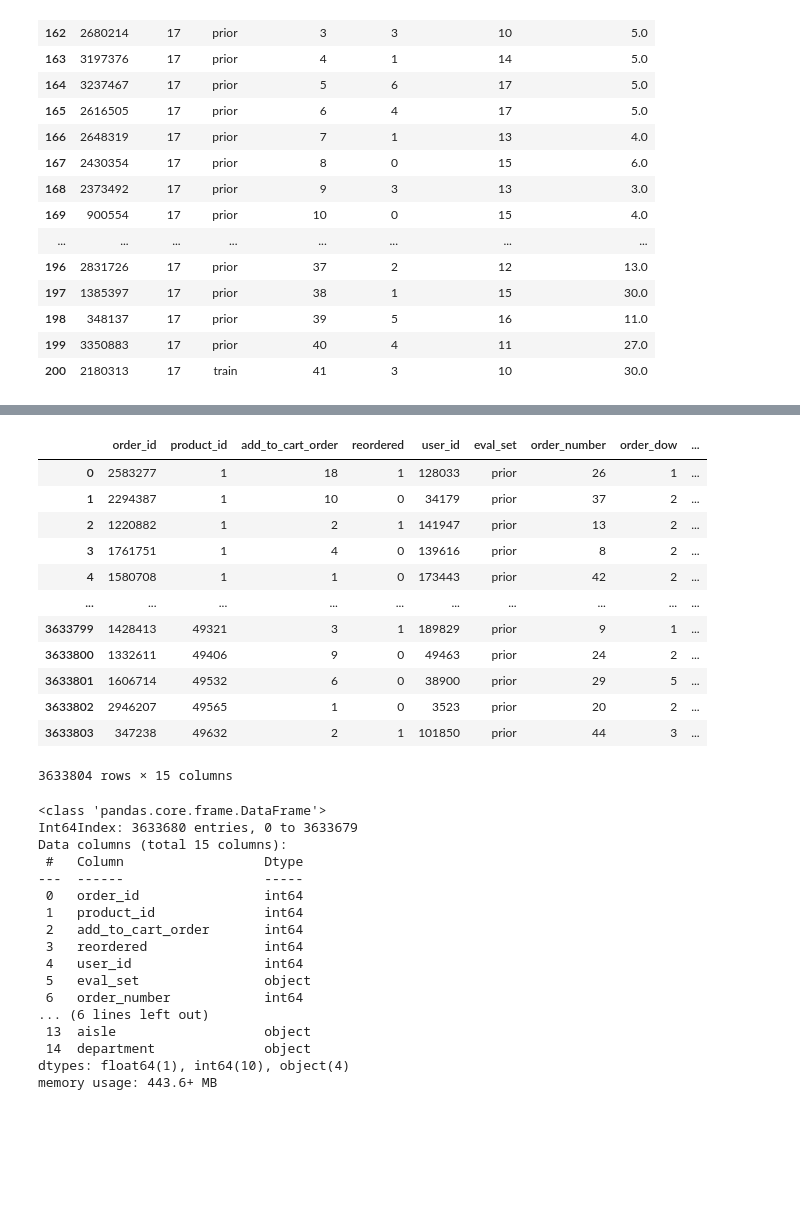
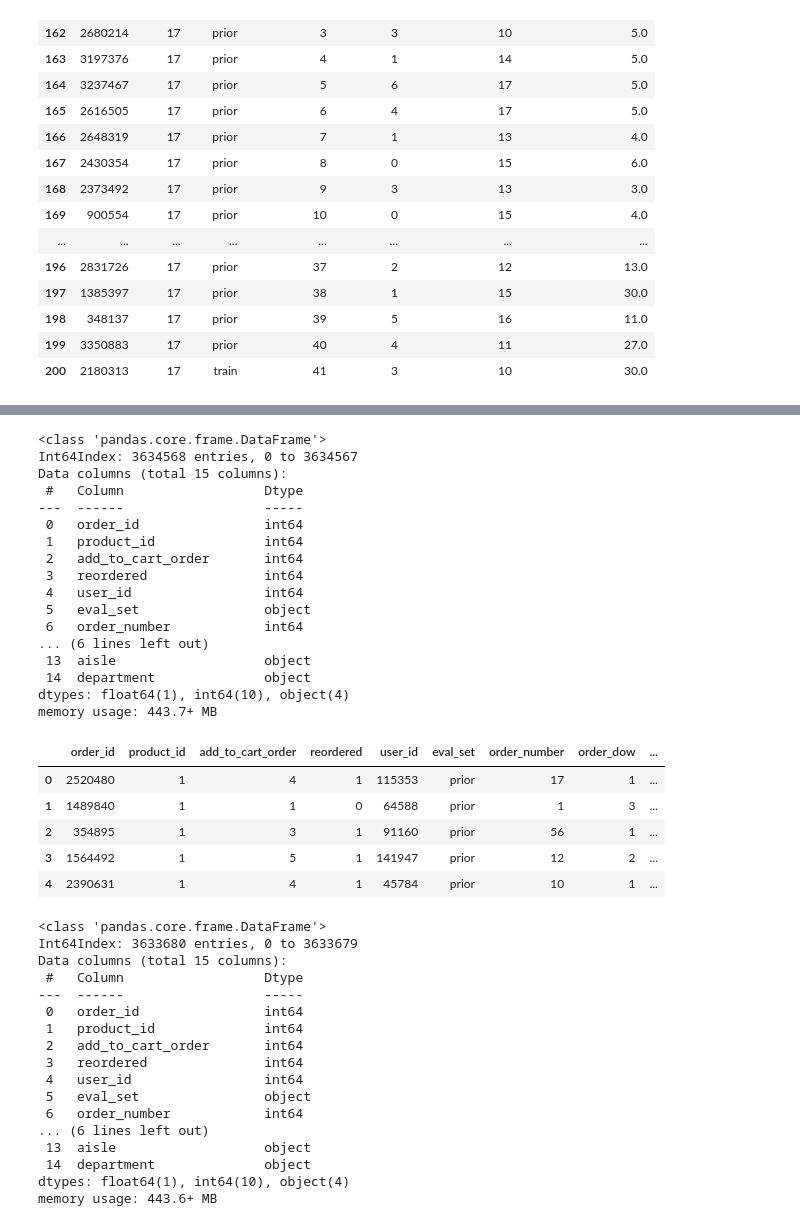
Before and after one commit to WasVelinn/1stPerSonalProjecT, a Jupyter notebook: 개인프로젝트 소스, 시각화.ipynb, the cells around one changed output, grey strips where cells are left out. Saved outputs shown, nothing was run; the diff lists cells and outputs as text; code cells hidden in the pictures; blank space fills up the shorter version.

```diff
--- a/개인프로젝트 소스, 시각화.ipynb
+++ b/개인프로젝트 소스, 시각화.ipynb
@@ -139,19 +167,32 @@ print(order_details.shape)  # 데이터 크기 확인
 # %%
-order_details
+order_details.info()
 # %% [output]
-|  | order_id | product_id | add_to_cart_order | reordered | user_id | eval_set | order_number | order_dow | ... |
-| 0 | 2583277 | 1 | 18 | 1 | 128033 | prior | 26 | 1 | ... |
-| 1 | 2294387 | 1 | 10 | 0 | 34179 | prior | 37 | 2 | ... |
-| 2 | 1220882 | 1 | 2 | 1 | 141947 | prior | 13 | 2 | ... |
-| 3 | 1761751 | 1 | 4 | 0 | 139616 | prior | 8 | 2 | ... |
-| 4 | 1580708 | 1 | 1 | 0 | 173443 | prior | 42 | 2 | ... |
-| ... | ... | ... | ... | ... | ... | ... | ... | ... | ... |
-| 3633799 | 1428413 | 49321 | 3 | 1 | 189829 | prior | 9 | 1 | ... |
-| 3633800 | 1332611 | 49406 | 9 | 0 | 49463 | prior | 24 | 2 | ... |
-| 3633801 | 1606714 | 49532 | 6 | 0 | 38900 | prior | 29 | 5 | ... |
-| 3633802 | 2946207 | 49565 | 1 | 0 | 3523 | prior | 20 | 2 | ... |
-| 3633803 | 347238 | 49632 | 2 | 1 | 101850 | prior | 44 | 3 | ... |
-3633804 rows × 15 columns
+<class 'pandas.core.frame.DataFrame'>
+Int64Index: 3634568 entries, 0 to 3634567
+Data columns (total 15 columns):
+ #   Column                  Dtype
+---  ------                  -----
+ 0   order_id                int64
+ 1   product_id              int64
+ 2   add_to_cart_order       int64
+ 3   reordered               int64
+ 4   user_id                 int64
+ 5   eval_set                object
+ 6   order_number            int64
+... (6 lines left out)
+ 13  aisle                   object
+ 14  department              object
+dtypes: float64(1), int64(10), object(4)
+memory usage: 443.7+ MB
+# %%
+order_details.head()
+# %% [output]
+|  | order_id | product_id | add_to_cart_order | reordered | user_id | eval_set | order_number | order_dow | ... |
+| 0 | 2520480 | 1 | 4 | 1 | 115353 | prior | 17 | 1 | ... |
+| 1 | 1489840 | 1 | 1 | 0 | 64588 | prior | 1 | 3 | ... |
+| 2 | 354895 | 1 | 3 | 1 | 91160 | prior | 56 | 1 | ... |
+| 3 | 1564492 | 1 | 5 | 1 | 141947 | prior | 12 | 2 | ... |
+| 4 | 2390631 | 1 | 4 | 1 | 45784 | prior | 10 | 1 | ... |
 # %%
 order_details.info()
 # %% [output]
```
Also changed, not shown: parts of 16 cells of this notebook, 18 other files.
